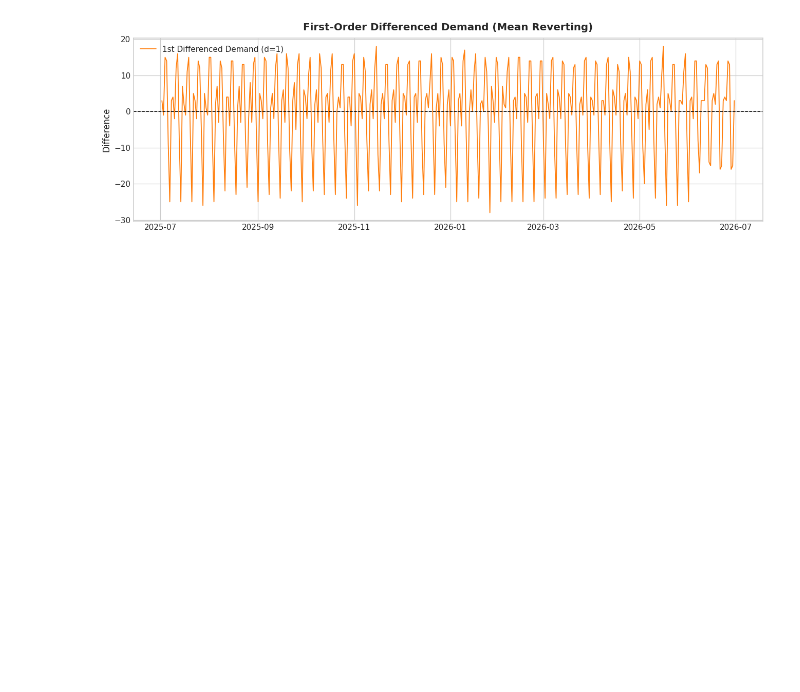
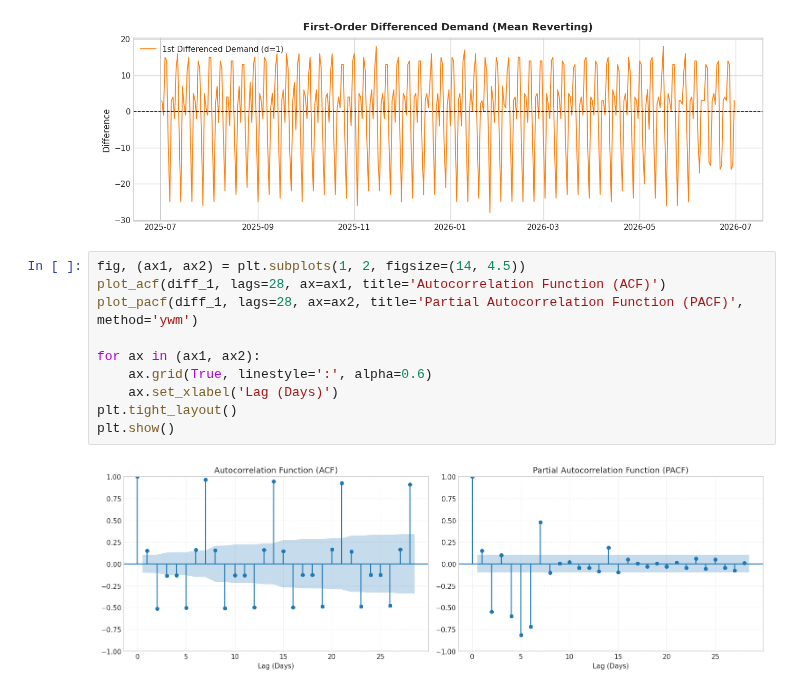
Before and after one commit to amitsinghbhadouriya/Data-science-with-python-and-R-intern-tasks, a Jupyter notebook: time_series_forecasting_task/Time_Series_Forecasting_ARIMA_Prophet.ipynb, the cells around one changed output. Drawn from its saved outputs; the diff is of its cells as text; blank space fills up the shorter version.

Commit message:
feat(forecasting): plot autocorrelation (ACF) and partial autocorrelation (PACF) diagnostics

```diff
--- a/time_series_forecasting_task/Time_Series_Forecasting_ARIMA_Prophet.ipynb
+++ b/time_series_forecasting_task/Time_Series_Forecasting_ARIMA_Prophet.ipynb
@@ -213,3 +213,15 @@ Critical Value (5%)         -2.8699                  -2.8699
 Critical Value (10%)        -2.5712                  -2.5712
 Is Stationary (p < 0.05)      False                    False
 [figure]
+# %%
+fig, (ax1, ax2) = plt.subplots(1, 2, figsize=(14, 4.5))
+plot_acf(diff_1, lags=28, ax=ax1, title='Autocorrelation Function (ACF)')
+plot_pacf(diff_1, lags=28, ax=ax2, title='Partial Autocorrelation Function (PACF)', method='ywm')
+
+for ax in (ax1, ax2):
+    ax.grid(True, linestyle=':', alpha=0.6)
+    ax.set_xlabel('Lag (Days)')
+plt.tight_layout()
+plt.show()
+# %% [output]
+[figure, added]
```
